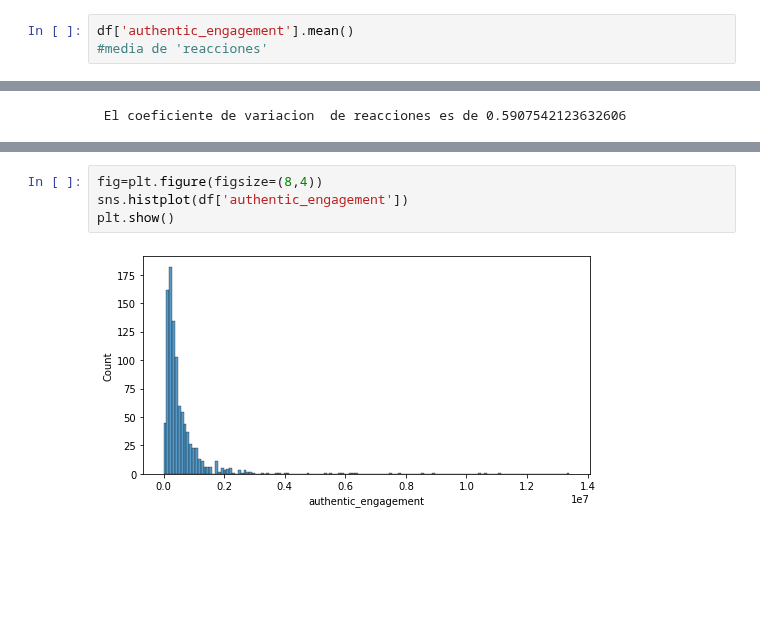
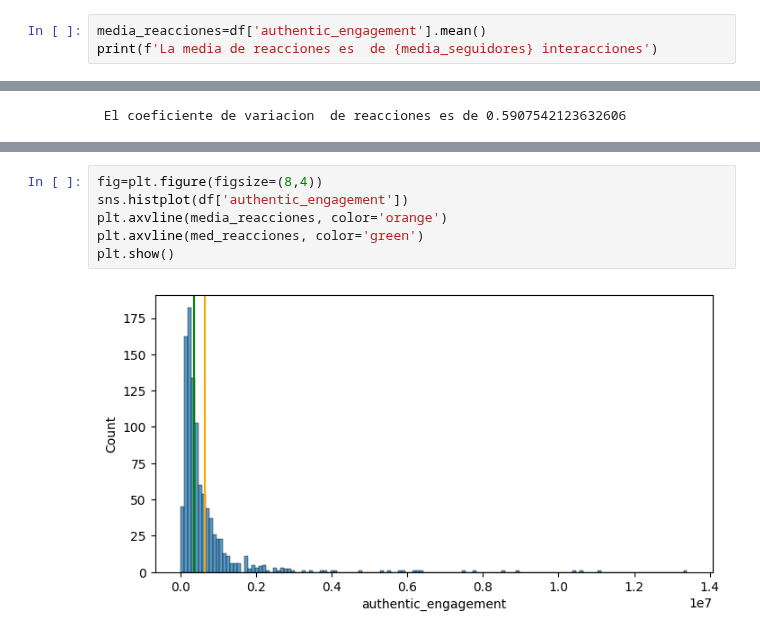
Before and after one commit to Adalab/DA_PromoC_Modulo2_Sprint1_Ana-Anahi, a Jupyter notebook: Estadistica/pp-Estadistica-I.ipynb, the cells around one changed output, grey strips where cells are left out. Drawn from its saved outputs; the diff is of its cells as text; blank space fills up the shorter version.

```diff
--- a/Estadistica/pp-Estadistica-I.ipynb
+++ b/Estadistica/pp-Estadistica-I.ipynb
@@ -158,4 +158,4 @@ df['followers'].mean()
 # %%
-df['authentic_engagement'].mean()
-#media de 'reacciones'
+media_reacciones=df['authentic_engagement'].mean()
+print(f'La media de reacciones es  de {media_seguidores} interacciones')
 # %% [output]
@@ -344,6 +357,8 @@ plt.show()
 # %%
 fig=plt.figure(figsize=(8,4))
 sns.histplot(df['authentic_engagement'])
+plt.axvline(media_reacciones, color='orange')
+plt.axvline(med_reacciones, color='green')
 plt.show()
 # %% [output]
-[figure, old version]
+[figure, new version]
```
Also changed, not shown: parts of 28 cells of this notebook.
